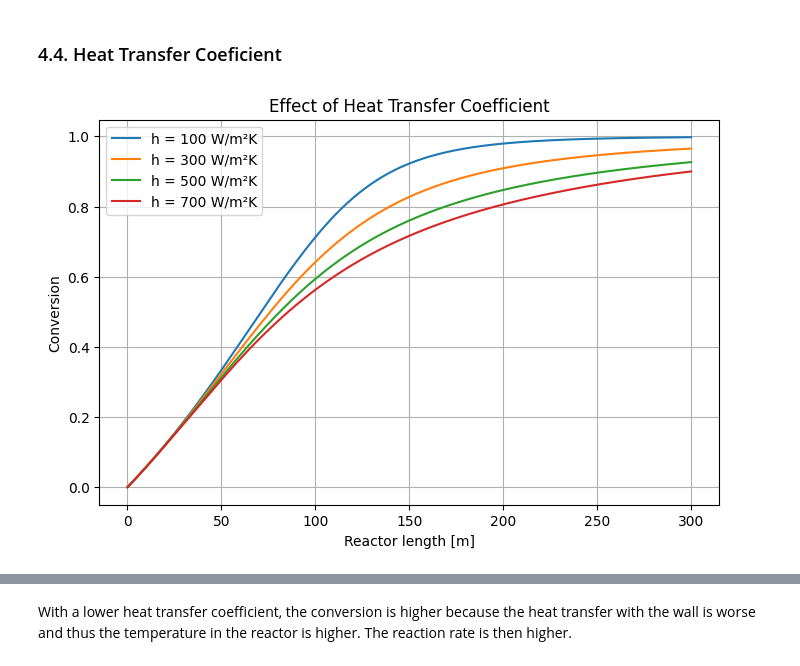
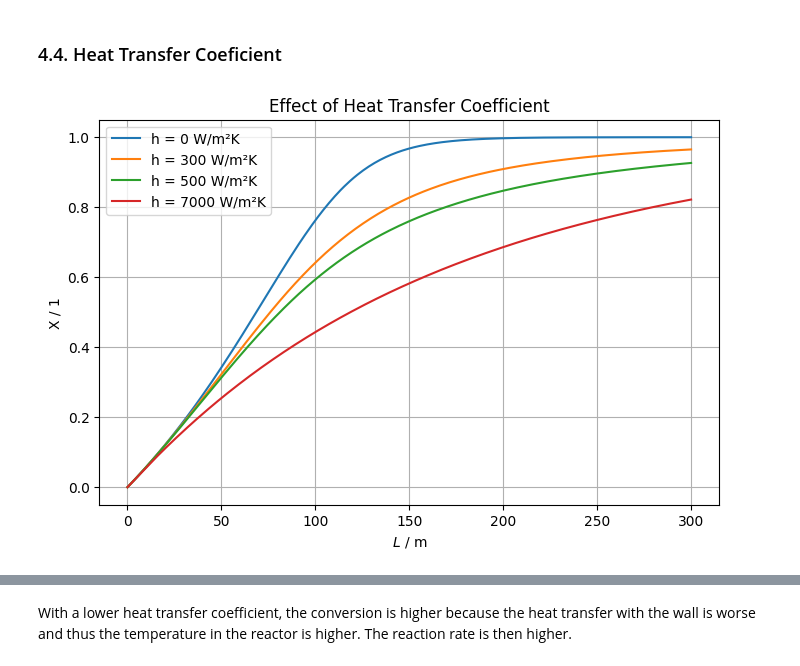
Before and after one commit to ivanna1398-dotcom/CRE-Assignment-3, a Jupyter notebook: Group 6 Assignment 3.0.ipynb, the cells around one changed output, grey strips where cells are left out. Cells and saved outputs as stored; diff of their text form; code cells hidden in the pictures.

```diff
--- a/Group 6 Assignment 3.0.ipynb
+++ b/Group 6 Assignment 3.0.ipynb
@@ -142,7 +142,7 @@ u = 1.0      # fluid velocity / m/s
 Tin = 423    # inlet temperature / K
 
 # Concentrations
-cEO0 = 2.27   # inlet concentration of EO / mol/m3
+cEO0 = 2.27 * 1000  # inlet concentration of EO / mol/m3
 cEG0 = 0.0           # inlet concentration of EG / mol/m3
 
 # Thermodynamics
@@ -319,7 +323,7 @@ At first the inlet temperature is variied and the effect of different inlet temp
 
 reset_base_case()
 
-Tin_list = [400, 423, 450]
+Tin_list = [400, 423, 450, 500, 600]
 
 plt.figure(figsize=(8,5))
 
@@ -327,7 +331,7 @@ for Tin_case in Tin_list:
     y0 = [cEO0, cEG0, Tin_case]
     sol_case = solve_ivp(PFTR,[0,L],y0,method='BDF',t_eval=zeval)
     X_case = (cEO0 - sol_case.y[0]) / cEO0
-    plt.plot(sol_case.t, X_case, label=f'$T_{in}$ = {Tin_case} K')
+    plt.plot(sol_case.t, X_case, label=f'$T_{{in}}$ = {Tin_case} K')
 
 plt.xlabel('Reactor length [m]')
 plt.ylabel('X / 1')
@@ -428,0 +565,34 @@ print(df.round(2))
+# %%
+# Reset base case
+
+reset_base_case()
+
+L_list = [100, 200, 300, 400, 500, 700, 1000, 1500, 2000]
+
+summary = []
+
+for L_case in L_list:
+
+    zeval_case = np.linspace(0, L_case, 300)
+
+    sol_case = solve_ivp(
+        PFTR,
+        [0, L_case],
+        y0,
+        method='BDF',
+        t_eval=zeval_case
+    )
+
+    X_case = (cEO0 - sol_case.y[0,-1]) / cEO0
+
+    summary.append({
+        "Reactor Length (m)": L_case,
+        "EO outlet (mol/m³)": sol_case.y[0,-1],
+        "EG outlet (mol/m³)": sol_case.y[1,-1],
+        "Outlet Temperature (K)": sol_case.y[2,-1],
+        "Conversion (%)": 100*X_case
+    })
+
+df = pd.DataFrame(summary)
+
+display(df.round(3))
@@ -433,35 +614,35 @@ print(df.round(2))
 
 reset_base_case()
 
-hwall_list = [100, 300, 500, 700]
+hwall_list = [0, 300, 500, 7000]
 
 plt.figure(figsize=(8,5))
 
 for h_case in hwall_list:
 
     hwall = h_case
 
     sol_case = solve_ivp(
         PFTR,
         [0, L],
         y0,
         method='BDF',
         t_eval=zeval
     )
 
     X_case = (cEO0 - sol_case.y[0]) / cEO0
 
     plt.plot(
         sol_case.t,
         X_case,
         label=f'h = {h_case} W/m²K'
     )
 
 plt.xlabel('$L$ / m')
 plt.ylabel('X / 1')
 plt.title('Effect of Heat Transfer Coefficient')
 plt.legend()
 plt.grid()
 plt.show()
 # %% [output]
-[figure, old version]
+[figure, new version]
```
Also changed, not shown: parts of 22 cells of this notebook.
